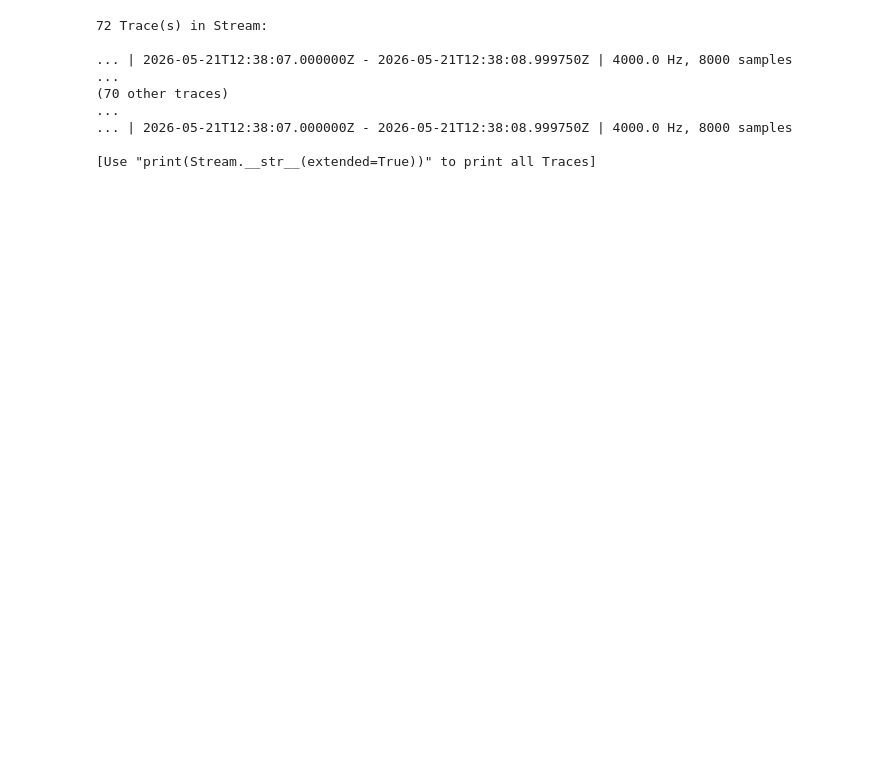
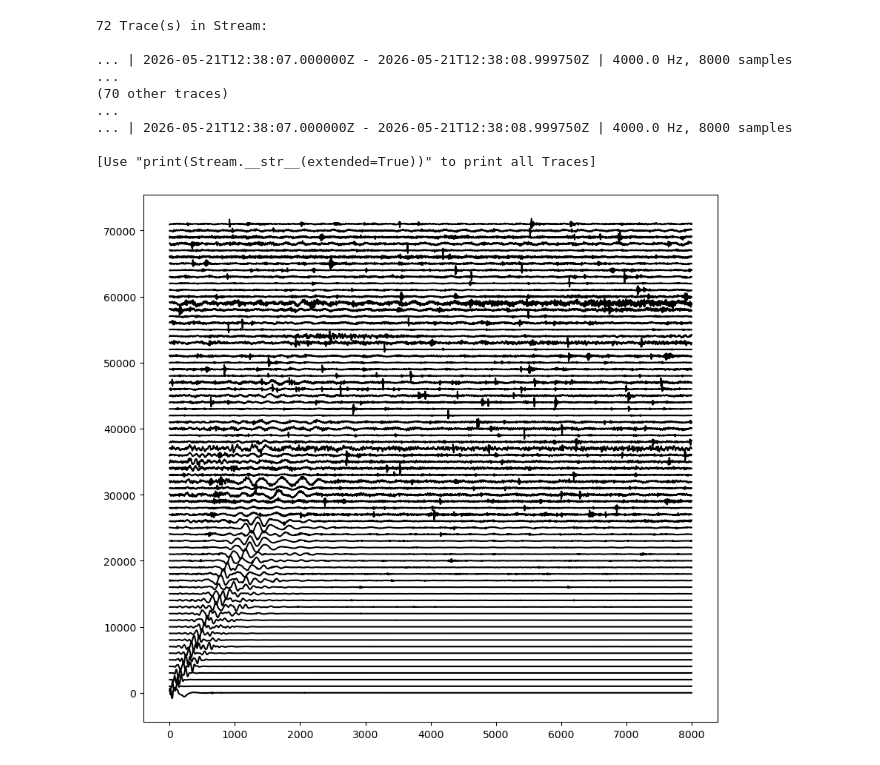
Before and after one commit to rrdickinson/2026_field_session_travertine, a Jupyter notebook: Critter_Spring/Code/starting_notebook.ipynb, the cells around one changed output. Drawn from its saved outputs; the diff is of its cells as text; code cells hidden in the pictures; blank space fills up the shorter version.

```diff
--- a/Critter_Spring/Code/starting_notebook.ipynb
+++ b/Critter_Spring/Code/starting_notebook.ipynb
@@ -17,14 +17,16 @@ print(st)
 
 [Use "print(Stream.__str__(extended=True))" to print all Traces]
 # %%
-# create image with pyplot. there should be wiggles with a separation between them. they should all be on one plot, but stacked and separated
+# create image with pyplot.
 # y axis of plot should go to (72+2*scale)*separation divided by 8000
 
 scale = 1
 separation = 1000
 plt.figure(figsize=(10, ((72+2*scale)*separation)/8000))
 
 for ch in range(72):
     data=st[ch].data
-    plt.plot(0.4*separation*data/abs(data).max()+ch*separation) # add a separation between the wiggles
+    plt.plot(0.8*separation*data/abs(data).max()+ch*separation, color='black') # add a separation between the wiggles
 plt.show()
+# %% [output]
+[figure, added]
```
Also changed, not shown: 2 other files.
